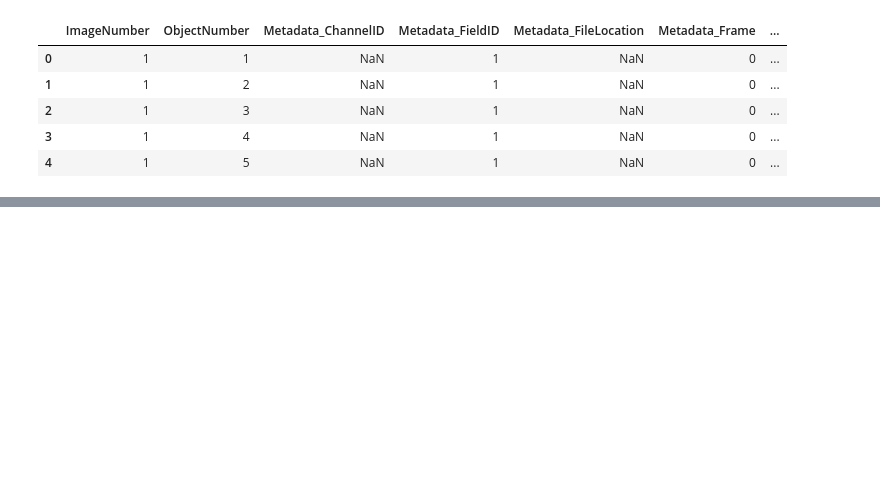
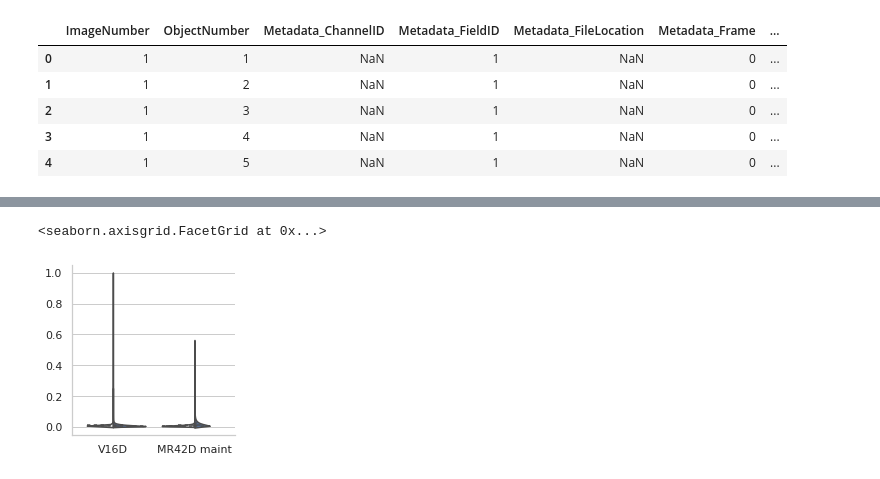
Before and after one commit to halliganbs/violin_facet_gird, a Jupyter notebook: violin_plot.ipynb, the cells around one changed output, grey strips where cells are left out. Cells and saved outputs as stored; diff of their text form; code cells hidden in the pictures; blank space fills up the shorter version.

```diff
--- a/violin_plot.ipynb
+++ b/violin_plot.ipynb
@@ -33,0 +102,6 @@ dt.head()
+# %%
+g = sns.FacetGrid(df_scaled)
+g.map(sns.violinplot, data = df_scaled, y='Intensity_IntegratedIntensity_NCAM1', x='Cell Line', hue='Enza', split=True,inner="quartile")
+# %% [output]
+<seaborn.axisgrid.FacetGrid at 0x...>
+[figure, added]
```
Also changed, not shown: parts of 22 cells of this notebook.
